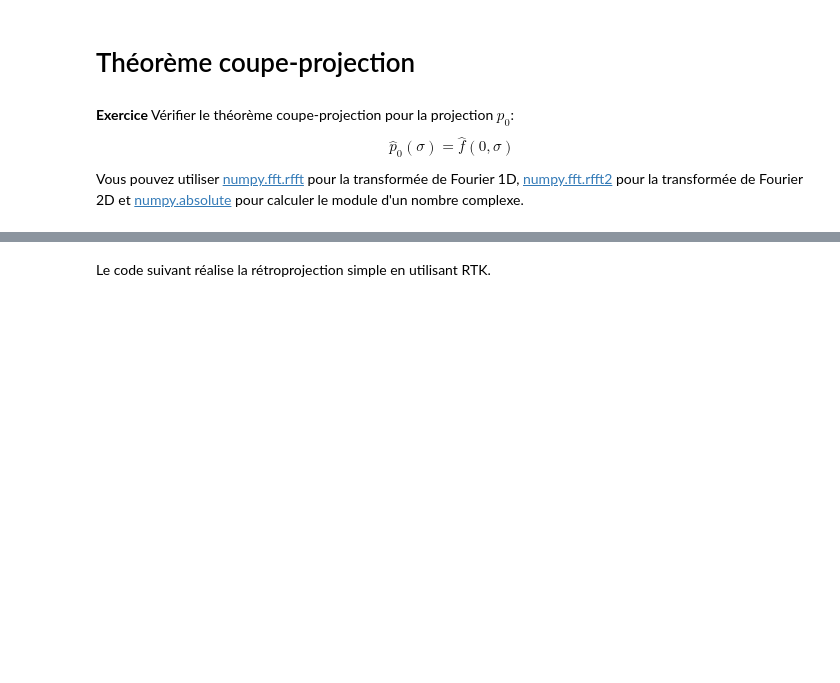
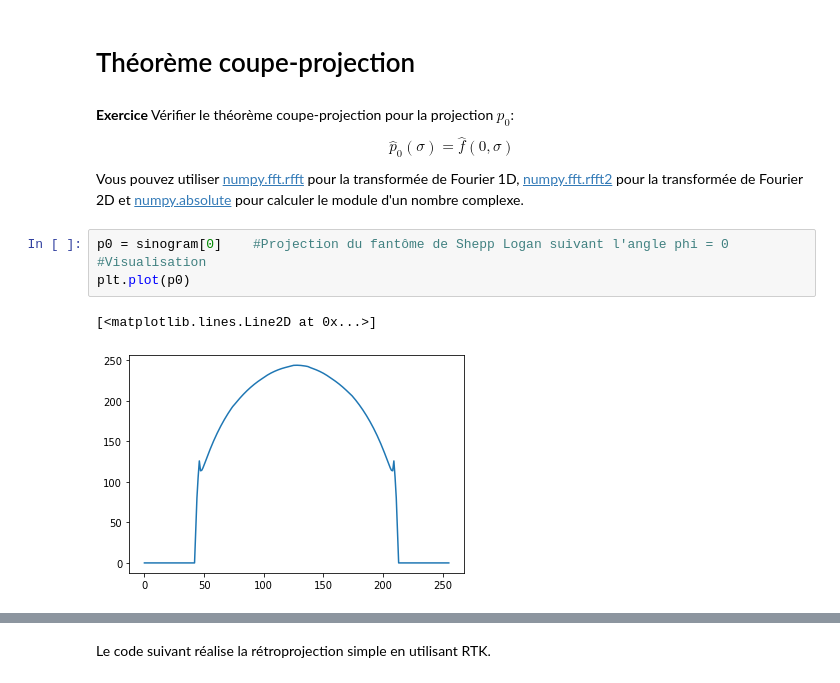
Before and after one commit to Guillaume0477/Tomographie, a Jupyter notebook: tp_tomo.ipynb, the cells around one changed output, grey strips where cells are left out. Drawn from its saved outputs; the diff is of its cells as text; blank space fills up the shorter version.

```diff
--- a/tp_tomo.ipynb
+++ b/tp_tomo.ipynb
@@ -113,6 +116,13 @@ plt.imshow(sinogram)
 \hat{p}_0(\sigma)=\hat{f}(0,\sigma)
 \end{equation}
 Vous pouvez utiliser [numpy.fft.rfft](https://docs.scipy.org/doc/numpy/reference/generated/numpy.fft.rfft.html) pour la transformée de Fourier 1D, [numpy.fft.rfft2](https://docs.scipy.org/doc/numpy/reference/generated/numpy.fft.rfft2.html) pour la transformée de Fourier 2D et [numpy.absolute](https://docs.scipy.org/doc/numpy/reference/generated/numpy.absolute.html) pour calculer le module d'un nombre complexe.
+# %%
+p0 = sinogram[0]    #Projection du fantôme de Shepp Logan suivant l'angle phi = 0
+#Visualisation
+plt.plot(p0)
+# %% [output]
+[<matplotlib.lines.Line2D at 0x...>]
+[figure, added]
 # %% [markdown]
 # Rétroprojection
 On cherche maintenant à inverser la projection, i.e. à passer du domaine de Radon au domaine image.
```
Also changed, not shown: parts of 1 cell of this notebook, 1 other file.
